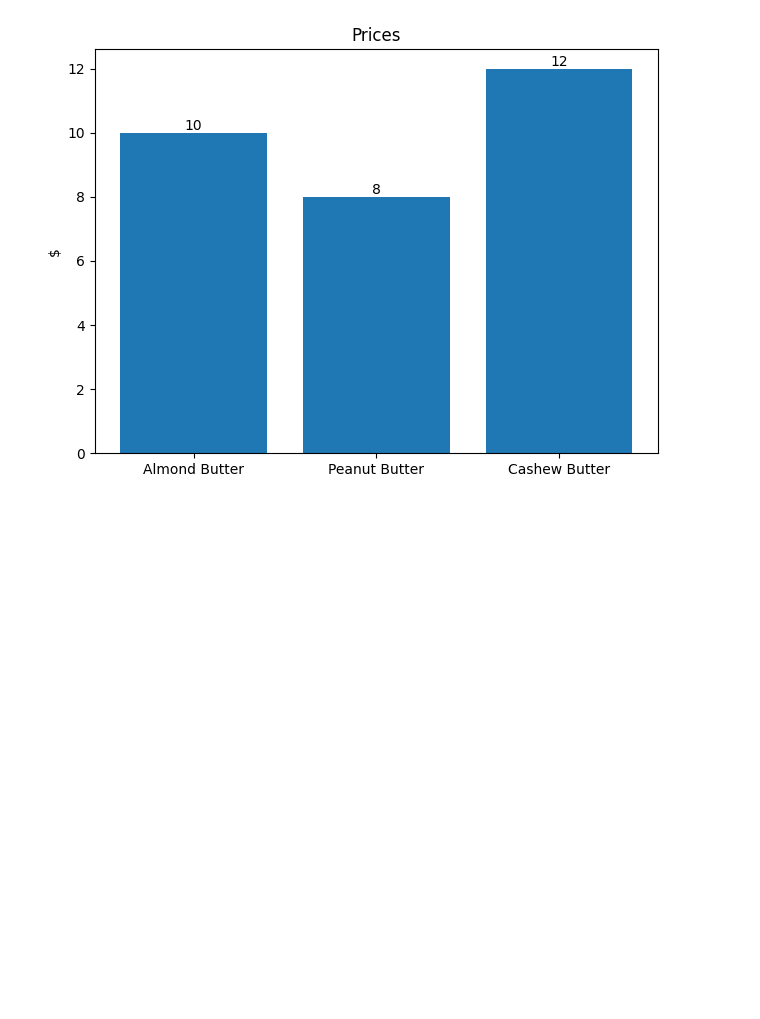
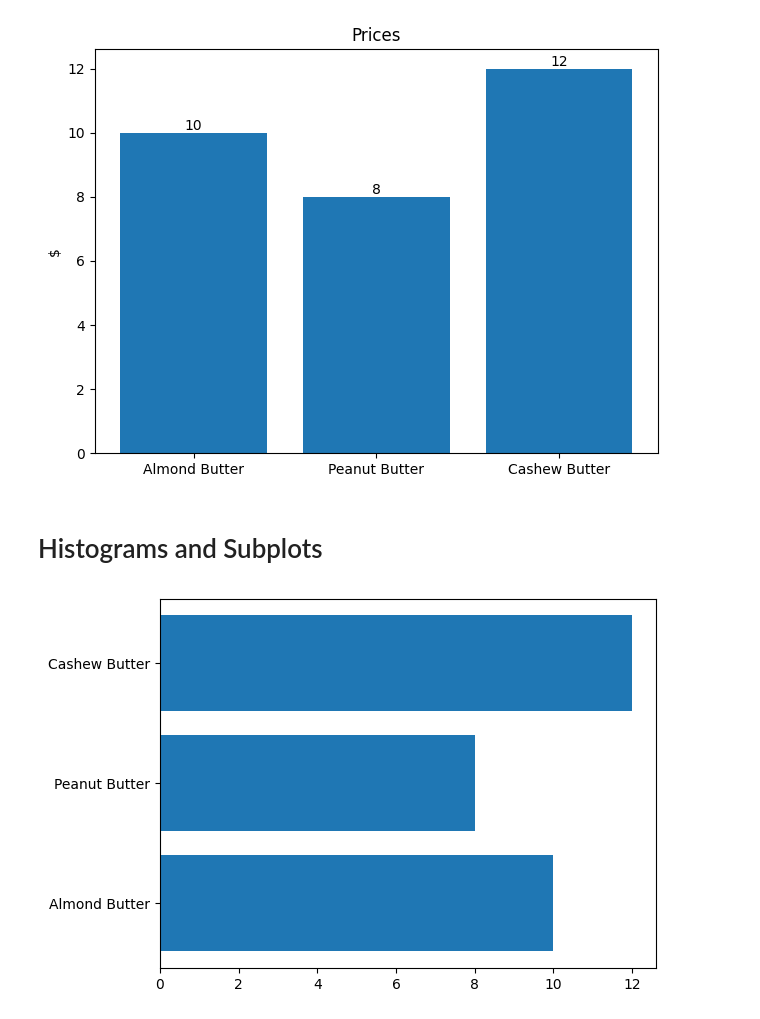
Before and after one commit to EslamKamel89/MLPlayground, a Jupyter notebook: SEC08_Matplotlib_Plotting_and_Data_Visualization.ipynb, the cells around one changed output. Saved outputs shown, nothing was run; the diff lists cells and outputs as text; code cells hidden in the pictures; blank space fills up the shorter version.

Commit message:
feat(notebook): add histogram and subplot visualizations
- Include horizontal bar chart of prices
- Add histogram of random normal data
- Create 2x2 subplot layout with mixed plot types

```diff
--- a/SEC08_Matplotlib_Plotting_and_Data_Visualization.ipynb
+++ b/SEC08_Matplotlib_Plotting_and_Data_Visualization.ipynb
@@ -169,3 +169,11 @@ fig.tight_layout();
 plt.show()
 # %% [output]
 [figure]
+# %% [markdown]
+# Histograms and Subplots
+# %%
+fig , ax = plt.subplots()
+ax.barh(prices.keys() , prices.values())
+plt.show()
+# %% [output]
+[figure, added]
```
Also changed, not shown: parts of 2 cells of this notebook.
